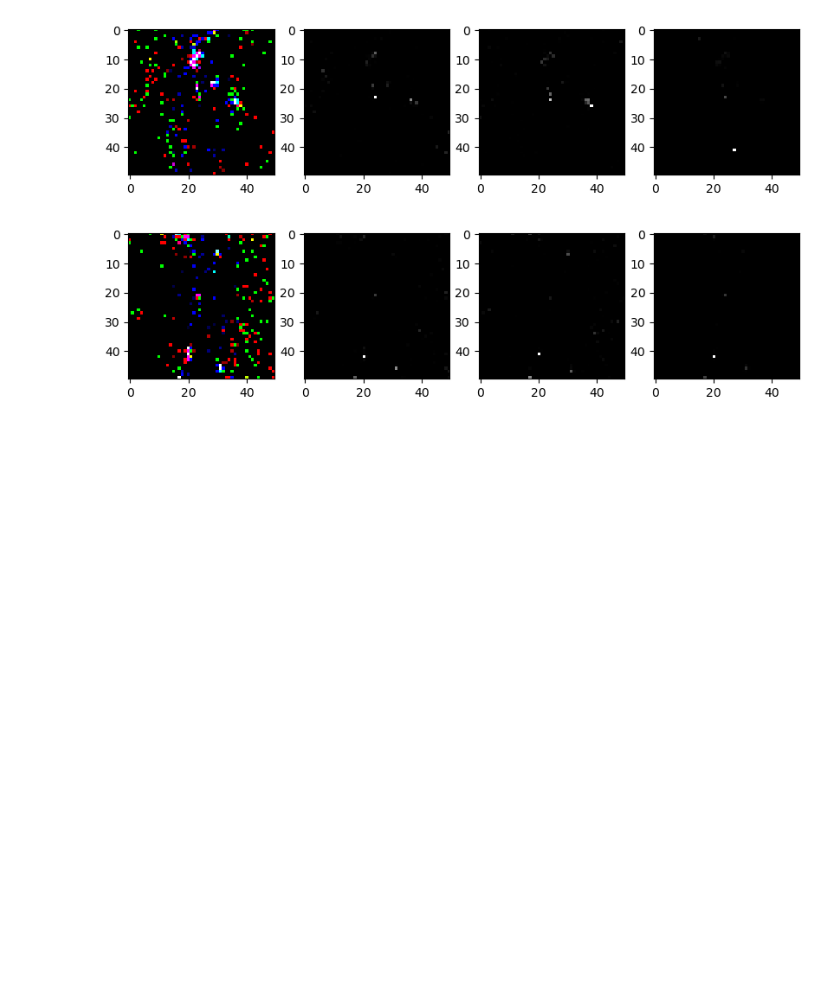
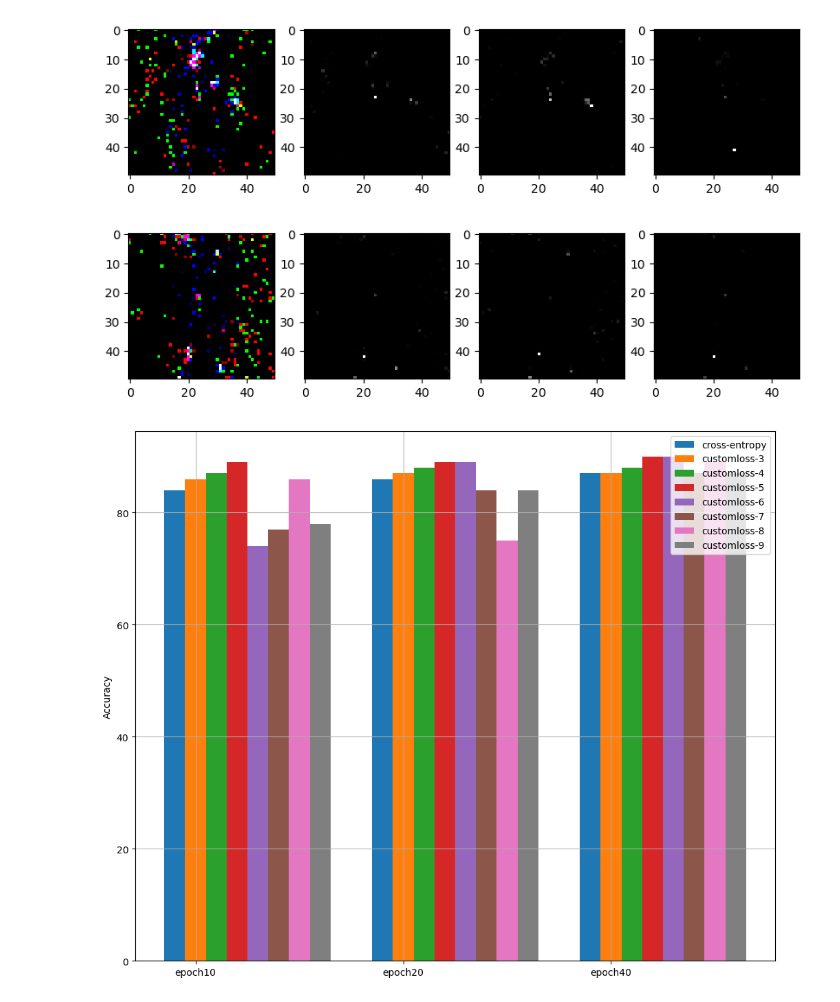
Before and after one commit to 591291-hvl/Bachelor, a Jupyter notebook: Code/notebooks/Tester/visualizer.ipynb, the cells around one changed output. Cells and saved outputs as stored; diff of their text form; code cells hidden in the pictures; blank space fills up the shorter version.

```diff
--- a/Code/notebooks/Tester/visualizer.ipynb
+++ b/Code/notebooks/Tester/visualizer.ipynb
@@ -146,3 +146,38 @@ Clipping input data to the valid range for imshow with RGB data ([0..1] for floa
 [figure]
 [figure]
 [figure]
+# %%
+numbers = [
+    [84,86,87],
+    [86,87,87],
+    [87,88,88],
+    [89,89,90],
+    [74,89,90],
+    [77,84,87],
+    [86,75,89],
+    [78,84,87]
+]
+classes = ['cross-entropy', 'customloss-3', 'customloss-4', 'customloss-5', 'customloss-6', 'customloss-7', 'customloss-8', 'customloss-9']
+axis = ['epoch10', 'epoch20', 'epoch40']
+colors = ["#1f77b4", "#ff7f0e", "#2ca02c", "#d62728", "#9467bd", "#8c564b", "#e377c2", "#7f7f7f", "#bcbd22", "#17becf"]
+
+def createMultiBarPlot(numbers, classes, axis, colors):
+
+    N = 3
+    ind = np.arange(N)  # the x locations for the groups
+    width = 0.10       # the width of the bars
+
+    fig = plt.figure(figsize=(12,10))
+    ax = fig.add_subplot(111)
+    plt.grid()
+
+    bars = [ax.bar(ind+width*i, numbers[i], width, color=colors[i]) for i in range(len(numbers))]
+
+    ax.set_ylabel('Accuracy')
+    ax.set_xticks(ind+width)
+    ax.set_xticklabels(axis)
+    ax.legend( bars, classes)
+
+createMultiBarPlot(numbers, classes, axis, colors)
+# %% [output]
+[figure, added]
```
Also changed, not shown: parts of 1 cell of this notebook, 2 other files.
